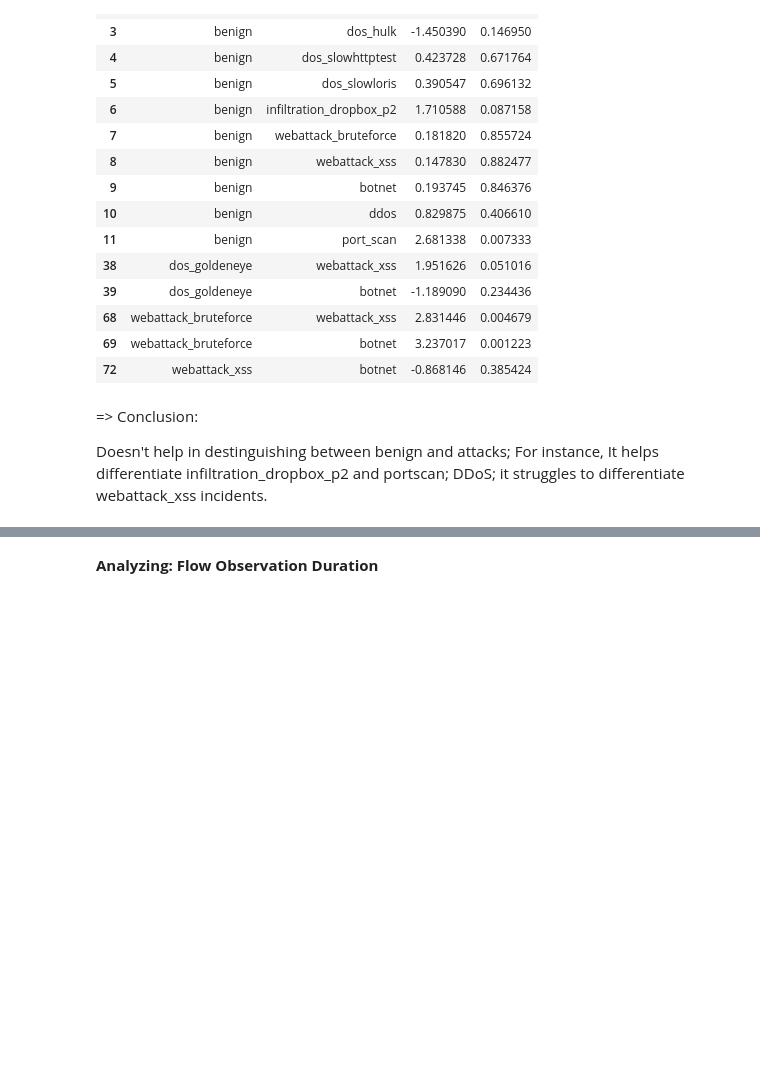
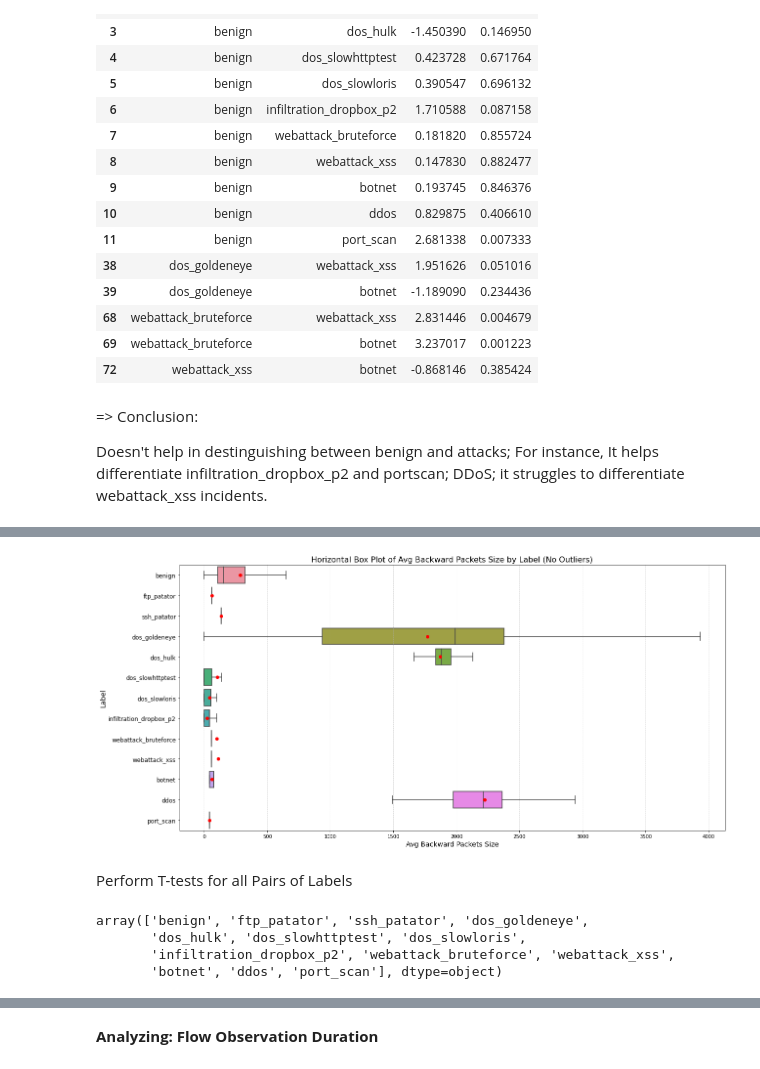
Before and after one commit to DanielDaCosta/ids-deep-belief-networks, a Jupyter notebook: data_analysis.ipynb, the cells around one changed output, grey strips where cells are left out. Cells and saved outputs as stored; diff of their text form; code cells hidden in the pictures; blank space fills up the shorter version.

```diff
--- a/data_analysis.ipynb
+++ b/data_analysis.ipynb
@@ -619,0 +658,22 @@ For instance, It helps differentiate infiltration_dropbox_p2 and portscan; DDoS;
+# %%
+plt.figure(figsize=(20, 10))
+
+# Use sns.boxplot with x as the category and y as the value
+sns.boxplot(y='label', x='avg_bwd_pkt_size', data=data.fillna(0), showfliers=False, showmeans=True, meanprops={'marker':'o', 'markerfacecolor':'red', 'markeredgecolor':'red'})
+
+# Add gridlines
+plt.grid(axis='x', linestyle='--', alpha=0.5)  # Add vertical gridlines with dashed style and transparency
+
+# Set y-axis tick labels font size
+plt.yticks(fontsize=12)  # Adjust fontsize as needed
+
+# Add labels and title
+plt.xlabel('Avg Backward Packets Size', fontsize=14)  # Adjust fontsize for x-axis label
+plt.ylabel('Label', fontsize=14)  # Adjust fontsize for y-axis label
+plt.title('Horizontal Box Plot of Avg Backward Packets Size by Label (No Outliers)', fontsize=16)  # Adjust title fontsize
+
+plt.show()
+# %% [output]
+[figure, added]
+# %% [markdown]
+Perform T-tests for all Pairs of Labels
@@ -619,0 +682,7 @@ For instance, It helps differentiate infiltration_dropbox_p2 and portscan; DDoS;
+# %%
+labels
+# %% [output]
+array(['benign', 'ftp_patator', 'ssh_patator', 'dos_goldeneye',
+       'dos_hulk', 'dos_slowhttptest', 'dos_slowloris',
+       'infiltration_dropbox_p2', 'webattack_bruteforce', 'webattack_xss',
+       'botnet', 'ddos', 'port_scan'], dtype=object)
```
Also changed, not shown: parts of 120 cells of this notebook.
